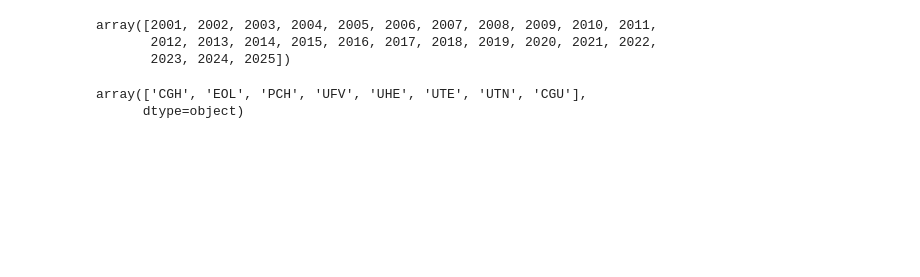
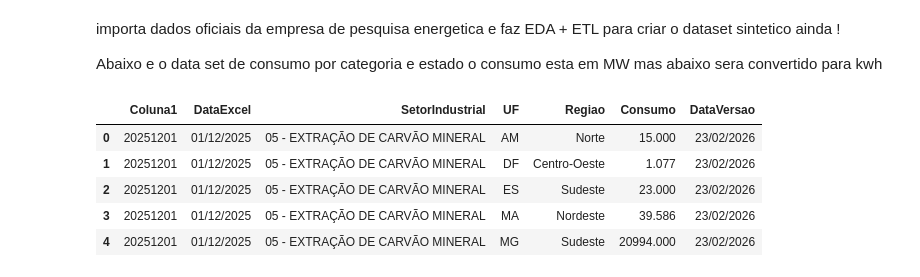
Before and after one commit to carbon-footprint-analysis/carbon-footprint-analysis, a Jupyter notebook: notebooks/eda.ipynb, the cells around one changed output. Cells and saved outputs as stored; diff of their text form; code cells hidden in the pictures; blank space fills up the shorter version.

```diff
--- a/notebooks/eda.ipynb
+++ b/notebooks/eda.ipynb
@@ -69,6 +12,0 @@ memory usage: 23.3+ KB
-# %%
-aneel['AnoReferencia'].unique()
-# %% [output]
-array([2001, 2002, 2003, 2004, 2005, 2006, 2007, 2008, 2009, 2010, 2011,
-       2012, 2013, 2014, 2015, 2016, 2017, 2018, 2019, 2020, 2021, 2022,
-       2023, 2024, 2025])
@@ -86,5 +13,20 @@ aneel['energy_source'] = aneel['SigTipoGeracao'].map(mapa)
-# %%
-aneel['SigTipoGeracao'].unique()
-# %% [output]
-array(['CGH', 'EOL', 'PCH', 'UFV', 'UHE', 'UTE', 'UTN', 'CGU'],
-      dtype=object)
+# %% [markdown]
+importa dados oficiais da empresa de pesquisa energetica e faz EDA + ETL para criar o dataset sintetico ainda !
+
+Abaixo e o data set de consumo por categoria e estado o consumo esta em MW mas abaixo sera convertido para kwh
+# %%
+import pandas as pd
+
+epe = pd.read_csv('/content/carbon-footprint-analysis/data/raw/epe_industrial_consumption_by_state.csv',
+                    encoding='latin-1',
+                    sep=';',
+                    decimal=',')
+# %%
+epe.head()
+# %% [output]
+|  | Coluna1 | DataExcel | SetorIndustrial | UF | Regiao | Consumo | DataVersao |
+| 0 | 20251201 | 01/12/2025 | 05 - EXTRAÇÃO DE CARVÃO MINERAL | AM | Norte | 15.000 | 23/02/2026 |
+| 1 | 20251201 | 01/12/2025 | 05 - EXTRAÇÃO DE CARVÃO MINERAL | DF | Centro-Oeste | 1.077 | 23/02/2026 |
+| 2 | 20251201 | 01/12/2025 | 05 - EXTRAÇÃO DE CARVÃO MINERAL | ES | Sudeste | 23.000 | 23/02/2026 |
+| 3 | 20251201 | 01/12/2025 | 05 - EXTRAÇÃO DE CARVÃO MINERAL | MA | Nordeste | 39.586 | 23/02/2026 |
+| 4 | 20251201 | 01/12/2025 | 05 - EXTRAÇÃO DE CARVÃO MINERAL | MG | Sudeste | 20994.000 | 23/02/2026 |
```
Also changed, not shown: parts of 108 cells of this notebook, 31 other files.
